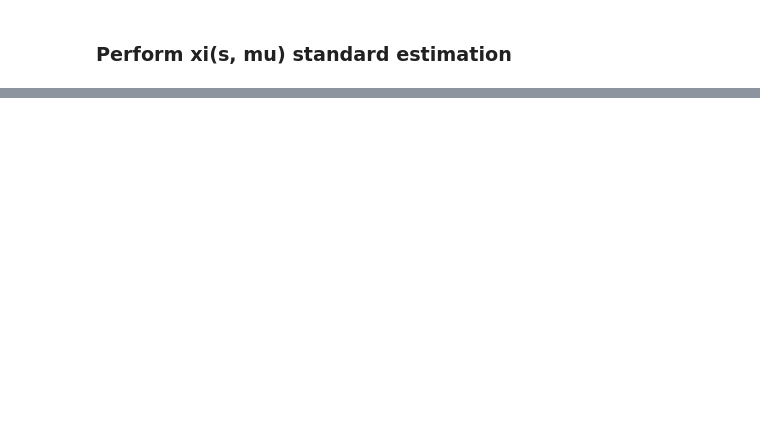
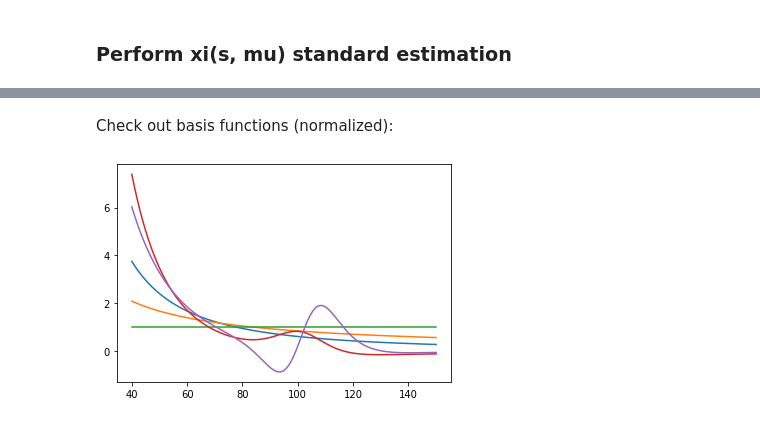
Before and after one commit to kstoreyf/Corrfunc, a Jupyter notebook: example.ipynb, the cells around one changed output, grey strips where cells are left out. Cells and saved outputs as stored; diff of their text form; code cells hidden in the pictures; blank space fills up the shorter version.

Commit message:
add generalr basis function helper scripts

```diff
--- a/example.ipynb
+++ b/example.ipynb
@@ -134,0 +135,17 @@ plt.plot(rbins_avg, xi_ls, marker='o', color='grey', ls='None')
+# %%
+order = 2 # for quadratic
+proj_type = 'generalr'
+projfn = 'bao.dat'
+# The spline routine writes to file, so remember to delete later
+kwargs = {'cosmo_base':nbodykit.cosmology.Planck15, 'redshift':0}
+nprojbins, _ = bao.write_bases(rbins[0], rbins[-1], projfn, **kwargs)
+# %% [markdown]
+Check out basis functions (normalized):
+# %%
+bases = np.loadtxt(projfn)
+bases.shape
+r = bases[:,0]
+for i in range(1, len(bases[0])):
+    plt.plot(r, bases[:,i]/np.mean(bases[:,i]))
+# %% [output]
+[figure, added]
```
Also changed, not shown: parts of 14 cells of this notebook, 4 other files.
